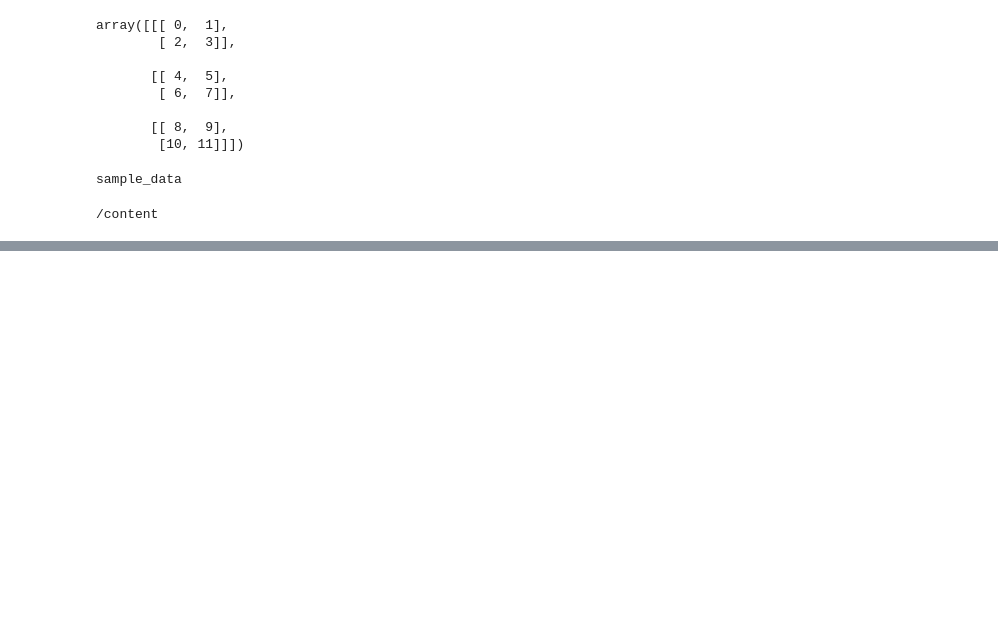
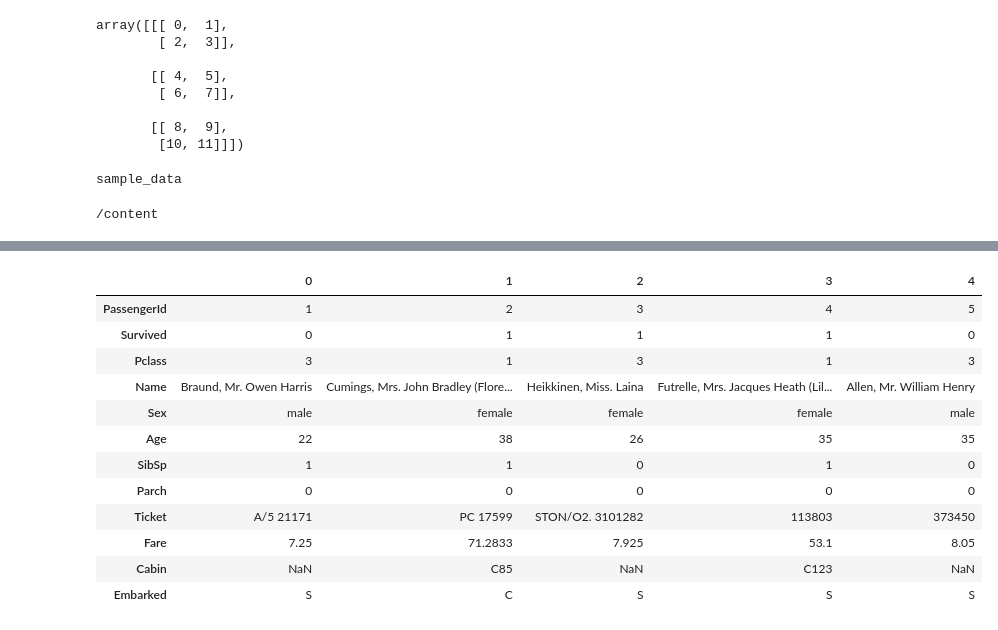
Before and after one commit to RollingThunder-B/DT_academy_edu_B, a Jupyter notebook: S1_Day3.ipynb, the cells around one changed output, grey strips where cells are left out. Saved outputs shown, nothing was run; the diff lists cells and outputs as text; code cells hidden in the pictures; blank space fills up the shorter version.

```diff
--- a/S1_Day3.ipynb
+++ b/S1_Day3.ipynb
@@ -72,0 +86,17 @@ sample_data
+# %%
+df = pd.read_csv('train.csv')
+df.head().T
+# %% [output]
+|  | 0 | 1 | 2 | 3 | 4 |
+| PassengerId | 1 | 2 | 3 | 4 | 5 |
+| Survived | 0 | 1 | 1 | 1 | 0 |
+| Pclass | 3 | 1 | 3 | 1 | 3 |
+| Name | Braund, Mr. Owen Harris | Cumings, Mrs. John Bradley (Flore... | Heikkinen, Miss. Laina | Futrelle, Mrs. Jacques Heath (Lil... | Allen, Mr. William Henry |
+| Sex | male | female | female | female | male |
+| Age | 22 | 38 | 26 | 35 | 35 |
+| SibSp | 1 | 1 | 0 | 1 | 0 |
+| Parch | 0 | 0 | 0 | 0 | 0 |
+| Ticket | A/5 21171 | PC 17599 | STON/O2. 3101282 | 113803 | 373450 |
+| Fare | 7.25 | 71.2833 | 7.925 | 53.1 | 8.05 |
+| Cabin | NaN | C85 | NaN | C123 | NaN |
+| Embarked | S | C | S | S | S |
```
Also changed, not shown: parts of 10 cells of this notebook.
